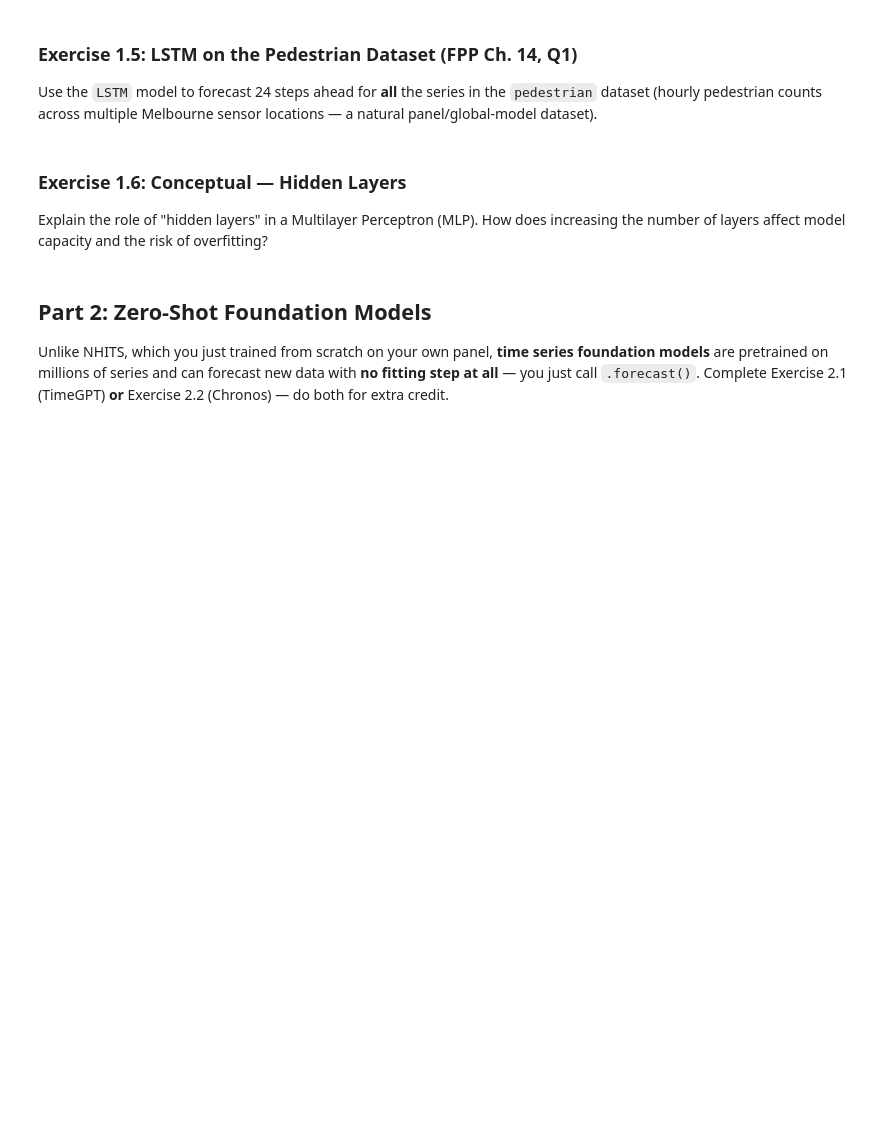
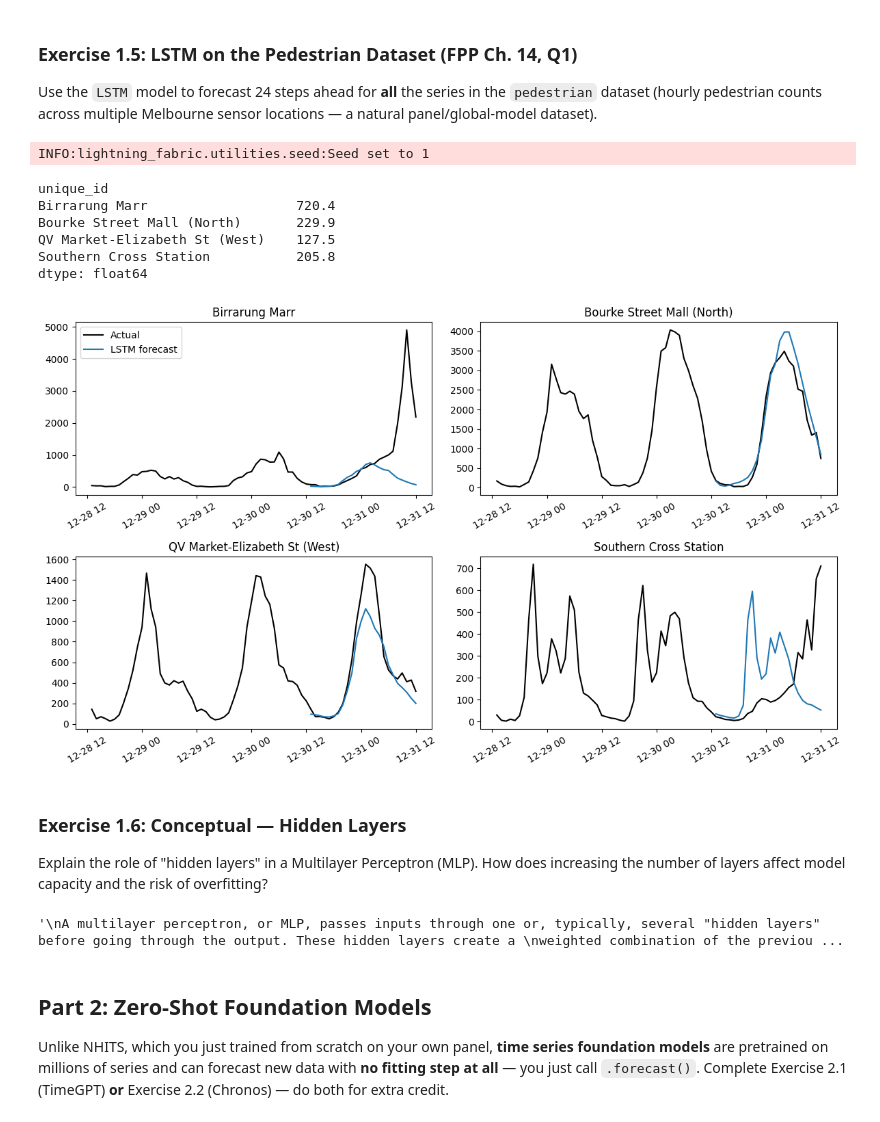
Before and after one commit to ALang624/DSE6230-forecasting-class-course-materials, a Jupyter notebook: assignments/week05_assignment.ipynb, the cells around one changed output. Saved outputs shown, nothing was run; the diff lists cells and outputs as text; code cells hidden in the pictures; blank space fills up the shorter version.

```diff
--- a/assignments/week05_assignment.ipynb
+++ b/assignments/week05_assignment.ipynb
@@ -162,11 +359,70 @@ Use the `LSTM` model to forecast 24 steps ahead for **all** the series in the `p
 # %%
 from neuralforecast.models import LSTM
 from neuralforecast import NeuralForecast
 
 # Your code
+import urllib.request, pyreadr
+
+# 1. Load the pedestrian data in long format (unique_id, ds, y)
+url = "https://raw.githubusercontent.com/tidyverts/tsibble/main/data/pedestrian.rda"
+urllib.request.urlretrieve(url, "pedestrian.rda")
+ped = pyreadr.read_r("pedestrian.rda")["pedestrian"]
+ped_df = ped.rename(columns={"Sensor": "unique_id", "Date_Time": "ds", "Count": "y"})[["unique_id", "ds", "y"]]
+
+# 2. Keep December 2016 (avoids a month-long sensor outage) and fill the few missing hours
+ped_df = ped_df[ped_df["ds"] >= "2016-12-01"]
+ped_df = (ped_df.set_index("ds").groupby("unique_id")["y"]
+                .apply(lambda s: s.asfreq("h").interpolate())
+                .reset_index())
+
+# 3. Hold out the last 24 hours of each sensor to check the forecast
+train = ped_df.groupby("unique_id").head(-24)
+test = ped_df.groupby("unique_id").tail(24)
+
+# 4. One global LSTM for all sensors: 1 week of history -> next 24 hours
+nf = NeuralForecast(models=[LSTM(h=24, input_size=168, max_steps=300,
+                                 scaler_type="robust", random_seed=1)], freq="h")
+nf.fit(df=train)
+fcst = nf.predict()
+
+# 5. Accuracy (MAE) per sensor
+res = test.merge(fcst, on=["unique_id", "ds"])
+print((res["y"] - res["LSTM"]).abs().groupby(res["unique_id"]).mean().round(1))
+
+# 6. Plot the last 3 days plus the 24-hour forecast for each sensor
+fig, axes = plt.subplots(2, 2, figsize=(12, 7))
+for ax, (uid, g) in zip(axes.flat, ped_df.groupby("unique_id")):
+    f = fcst[fcst["unique_id"] == uid]
+    ax.plot(g["ds"].tail(72), g["y"].tail(72), color="black", label="Actual")
+    ax.plot(f["ds"], f["LSTM"], color="tab:blue", label="LSTM forecast")
+    ax.set_title(uid)
+    ax.tick_params(axis="x", rotation=30)
+axes[0, 0].legend()
+plt.tight_layout()
+plt.show()
+# %% [output]
+INFO:lightning_fabric.utilities.seed:Seed set to 1
+unique_id
+Birrarung Marr                   720.4
+Bourke Street Mall (North)       229.9
+QV Market-Elizabeth St (West)    127.5
+Southern Cross Station           205.8
+dtype: float64
+[figure, added]
 # %% [markdown]
 ### Exercise 1.6: Conceptual — Hidden Layers
 Explain the role of "hidden layers" in a Multilayer Perceptron (MLP). How does increasing the number of layers affect model capacity and the risk of overfitting?
+# %%
+"""
+A multilayer perceptron, or MLP, passes inputs through one or, typically, several "hidden layers" before going through the output. These hidden layers create a
+weighted combination of the previous layer's outputs combined with a nonlinear activation function, such as ReLU, to continuously distinguish and learn features.
+In doing so, it surpasses a linear regression, learning more features of a given input (slope, seasonal patterns, etc.) through each new layer it passes through.
+Without such, MLP is effectively a linear autoregression. That being said, the risk of overfitting can be severe: though the hidden layers greatly enrich the
+network, noise can easily be increased in importance and rolled into the model's learning, which causes a gradually compounding error. This is especially bad
+for our purposes in forecasting, as with typically smaller data sets, this snowballs out of control incredibly quickly.
+"""
+# %% [output]
+'\nA multilayer perceptron, or MLP, passes inputs through one or, typically, several "hidden layers" before going through the output. These hidden layers create a \nweighted combination of the previou ...
 # %% [markdown]
 ## Part 2: Zero-Shot Foundation Models
 Unlike NHITS, which you just trained from scratch on your own panel, **time series foundation models** are pretrained on millions of series and can forecast new data with **no fitting step at all** — you just call `.forecast()`. Complete Exercise 2.1 (TimeGPT) **or** Exercise 2.2 (Chronos) — do both for extra credit.
```
Also changed, not shown: parts of 15 cells of this notebook.
